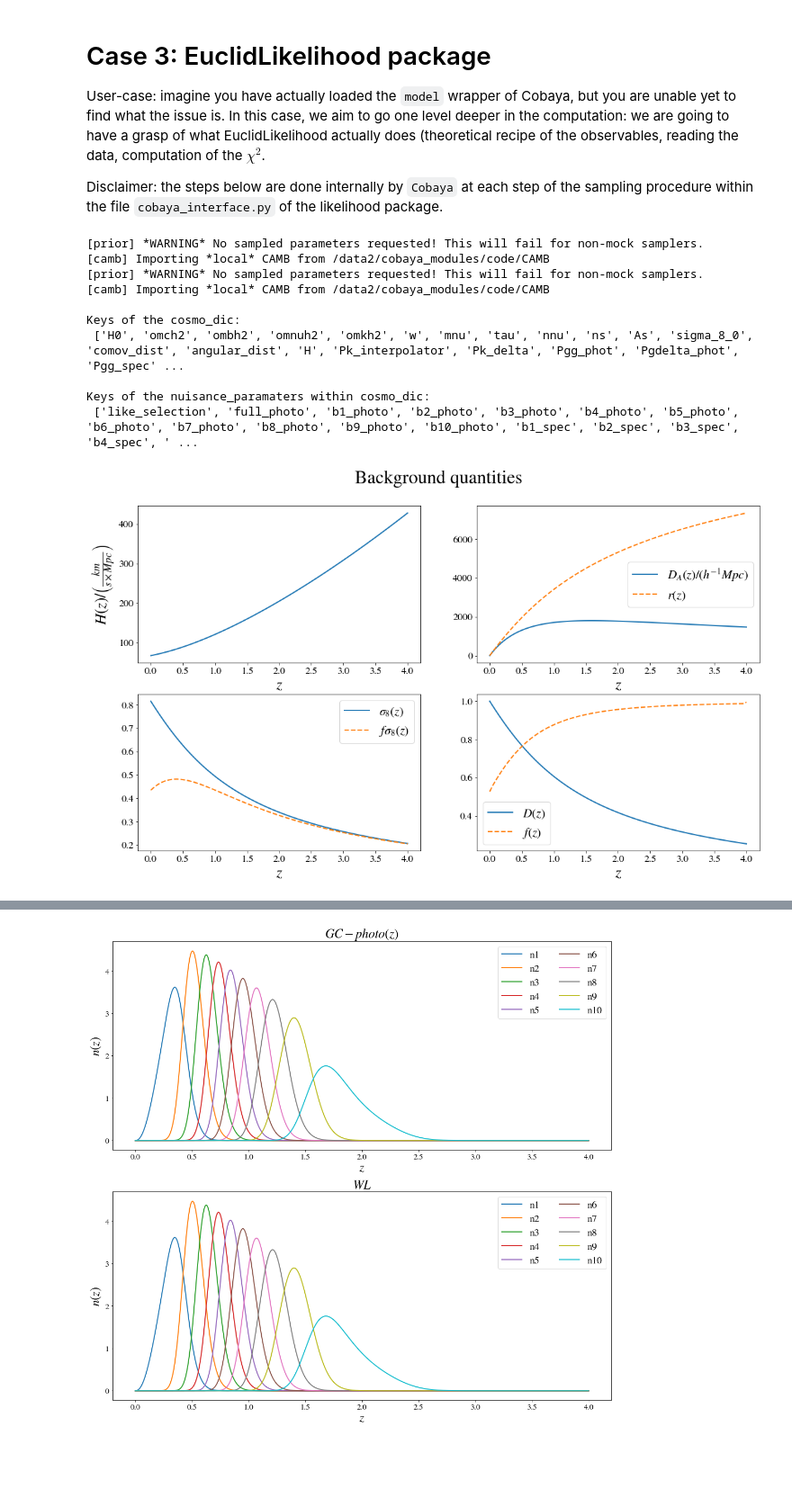
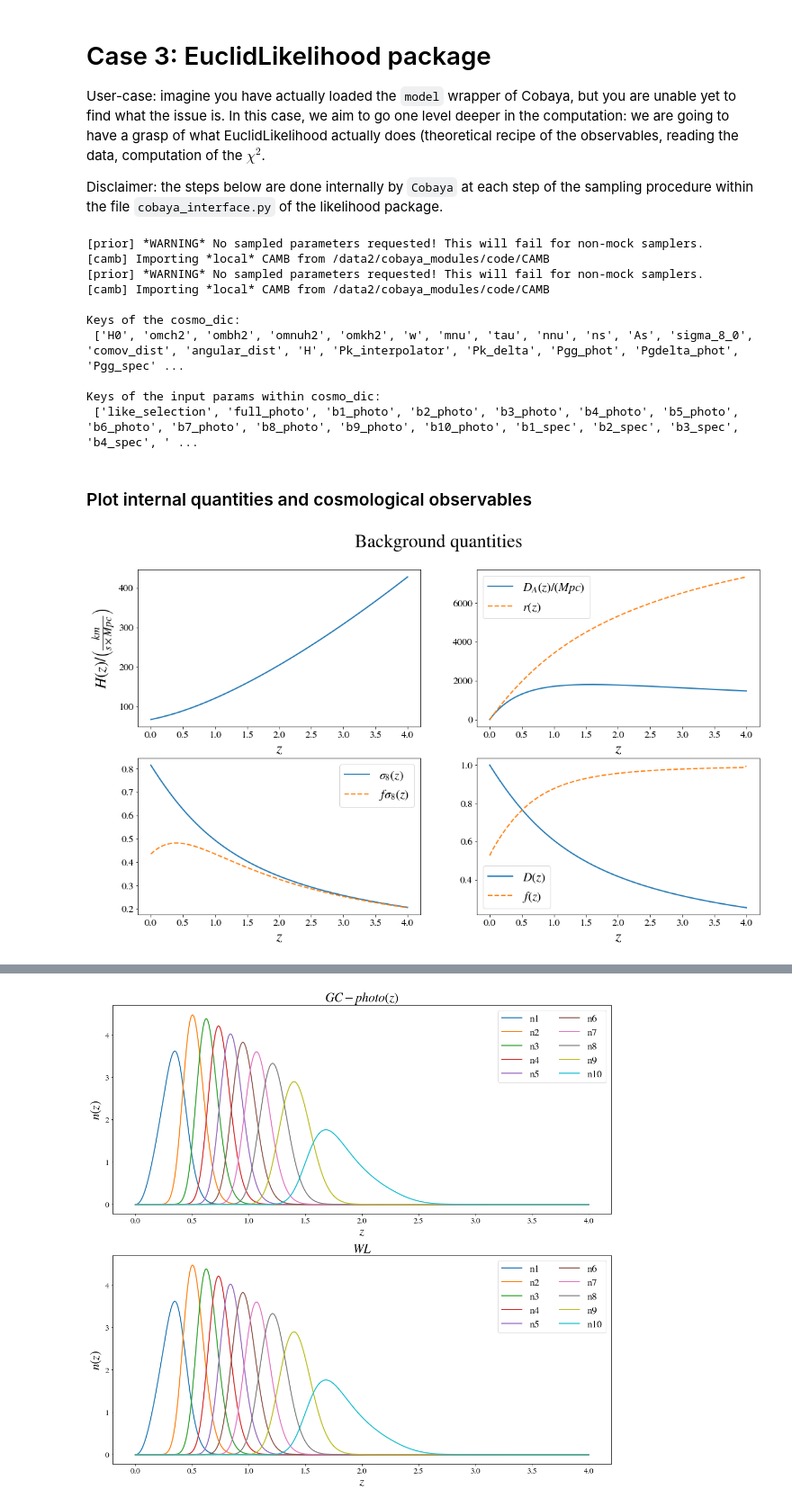
Before and after one commit to cloe-org/CLOE, a Jupyter notebook: DEMO.ipynb, the cells around one changed output, grey strips where cells are left out. Shown at 90% size. Drawn from its saved outputs; the diff is of its cells as text; code cells hidden in the pictures; blank space fills up the shorter version.

```diff
--- a/DEMO.ipynb
+++ b/DEMO.ipynb
@@ -212,7 +212,7 @@ like.passing_requirements(model, **model.provider.params)
 like.cosmo.update_cosmo_dic(like.cosmo.cosmo_dic['z_win'], 0.05)
 # Show what the cosmo_dic actually contains
 print('\nKeys of the cosmo_dic: \n', list(like.cosmo.cosmo_dic.keys()))
-print('\nKeys of the nuisance_paramaters within cosmo_dic: \n', list(like.cosmo.cosmo_dic['nuisance_parameters'].keys()))
+print('\nKeys of the input params within cosmo_dic: \n', list(like.cosmo.cosmo_dic['nuisance_parameters'].keys()))
 # %% [output]
 [prior] *WARNING* No sampled parameters requested! This will fail for non-mock samplers.
 [camb] Importing *local* CAMB from /data2/cobaya_modules/code/CAMB
@@ -222,33 +222,35 @@ print('\nKeys of the nuisance_paramaters within cosmo_dic: \n', list(like.cosmo.
 Keys of the cosmo_dic:
  ['H0', 'omch2', 'ombh2', 'omnuh2', 'omkh2', 'w', 'mnu', 'tau', 'nnu', 'ns', 'As', 'sigma_8_0', 'comov_dist', 'angular_dist', 'H', 'Pk_interpolator', 'Pk_delta', 'Pgg_phot', 'Pgdelta_phot', 'Pgg_spec' ...
 
-Keys of the nuisance_paramaters within cosmo_dic:
+Keys of the input params within cosmo_dic:
  ['like_selection', 'full_photo', 'b1_photo', 'b2_photo', 'b3_photo', 'b4_photo', 'b5_photo', 'b6_photo', 'b7_photo', 'b8_photo', 'b9_photo', 'b10_photo', 'b1_spec', 'b2_spec', 'b3_spec', 'b4_spec', ' ...
+# %% [markdown]
+### Plot internal quantities and cosmological observables
 # %%
 # Let's plot the background quantities of cosmo_dic
 fig, axs = plt.subplots(2, 2, figsize=(18,10))
 fig.suptitle('Background quantities')
 axs[0, 0].plot(like.cosmo.cosmo_dic['z_win'], like.cosmo.cosmo_dic['H_z_func'](like.cosmo.cosmo_dic['z_win']))
 axs[0, 0].set_xlabel(r'$z$')
 axs[0, 0].set_ylabel(r'$H(z) / \left( \frac{km}{s\times Mpc}\right)$')
 axs[0, 1].plot(like.cosmo.cosmo_dic['z_win'], like.cosmo.cosmo_dic['d_z_func'](like.cosmo.cosmo_dic['z_win']),
-              label = r'$D_A(z) / (h^{−1}Mpc)$')
+              label = r'$D_A(z) / (Mpc)$')
 axs[0, 1].plot(like.cosmo.cosmo_dic['z_win'], like.cosmo.cosmo_dic['r_z_func'](like.cosmo.cosmo_dic['z_win']), '--',
               label = r'$r(z)$')
 axs[0, 1].set_xlabel(r'$z$')
 axs[0, 1].legend()
 axs[1, 0].plot(like.cosmo.cosmo_dic['z_win'], like.cosmo.cosmo_dic['sigma8_z_func'](like.cosmo.cosmo_dic['z_win']),
               label = r'$\sigma_8(z)$')
 axs[1, 0].plot(like.cosmo.cosmo_dic['z_win'], like.cosmo.cosmo_dic['fsigma8_z_func'](like.cosmo.cosmo_dic['z_win']),
               '--', label = r'$f\sigma_8(z)$')
 axs[1, 0].set_xlabel(r'$z$')
 axs[1, 0].legend()
 axs[1, 1].plot(like.cosmo.cosmo_dic['z_win'], like.cosmo.cosmo_dic['D_z_k'],
               label = r'$D(z)$')
 axs[1, 1].plot(like.cosmo.cosmo_dic['z_win'], like.cosmo.cosmo_dic['f_z_k'](like.cosmo.cosmo_dic['z_win']), '--',
                label = r'$f(z)$')
 axs[1, 1].set_xlabel(r'$z$');
 axs[1, 1].legend()
 plt.subplots_adjust(top=0.90)
 # %% [output]
-[figure, old version]
+[figure, new version]
```
Also changed, not shown: parts of 9 cells of this notebook, 1 other file.
